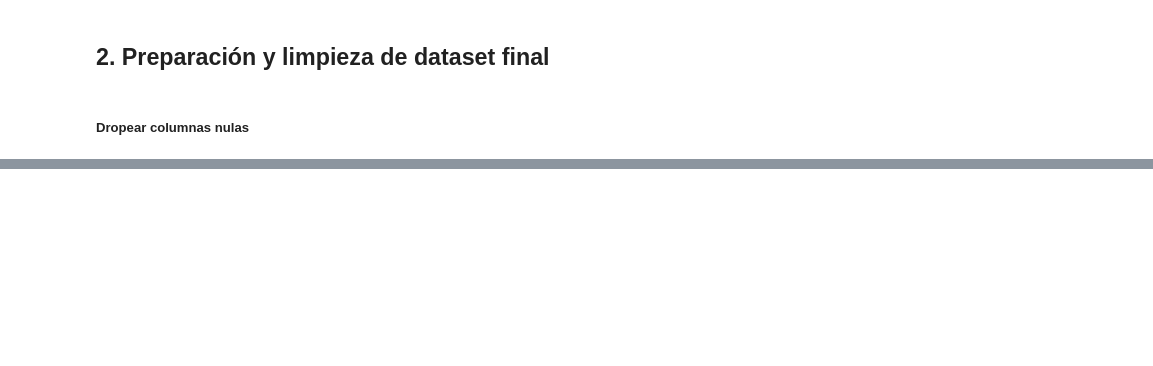
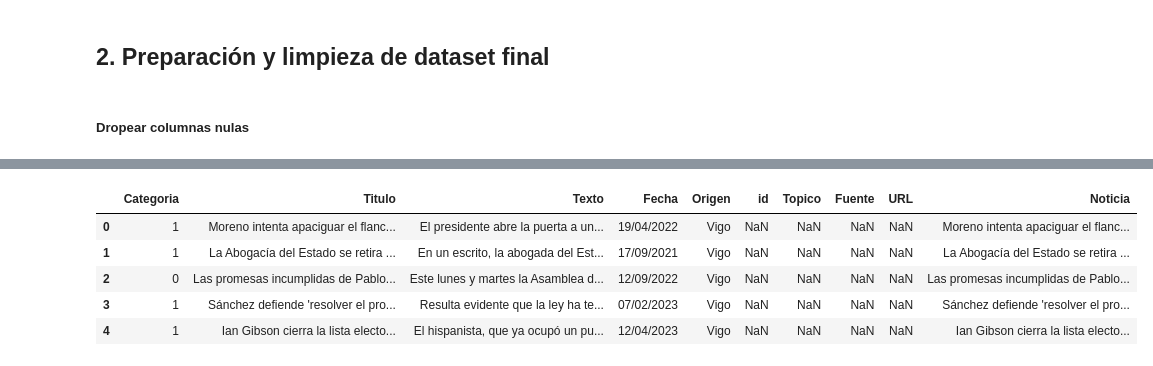
Before and after one commit to Verificado-Profesional/data-processing, a Jupyter notebook: veracity classification/data_analysis.ipynb, the cells around one changed output, grey strips where cells are left out. Cells and saved outputs as stored; diff of their text form; code cells hidden in the pictures; blank space fills up the shorter version.

```diff
--- a/veracity classification/data_analysis.ipynb
+++ b/veracity classification/data_analysis.ipynb
@@ -157,0 +254,9 @@ plt.show()
+# %%
+data_filtrada.head()
+# %% [output]
+|  | Categoria | Titulo | Texto | Fecha | Origen | id | Topico | Fuente | URL | Noticia |
+| 0 | 1 | Moreno intenta apaciguar el flanc... | El presidente abre la puerta a un... | 19/04/2022 | Vigo | NaN | NaN | NaN | NaN | Moreno intenta apaciguar el flanc... |
+| 1 | 1 | La Abogacía del Estado se retira ... | En un escrito, la abogada del Est... | 17/09/2021 | Vigo | NaN | NaN | NaN | NaN | La Abogacía del Estado se retira ... |
+| 2 | 0 | Las promesas incumplidas de Pablo... | Este lunes y martes la Asamblea d... | 12/09/2022 | Vigo | NaN | NaN | NaN | NaN | Las promesas incumplidas de Pablo... |
+| 3 | 1 | Sánchez defiende 'resolver el pro... | Resulta evidente que la ley ha te... | 07/02/2023 | Vigo | NaN | NaN | NaN | NaN | Sánchez defiende 'resolver el pro... |
+| 4 | 1 | Ian Gibson cierra la lista electo... | El hispanista, que ya ocupó un pu... | 12/04/2023 | Vigo | NaN | NaN | NaN | NaN | Ian Gibson cierra la lista electo... |
```
Also changed, not shown: parts of 14 cells of this notebook, 8 other files.
